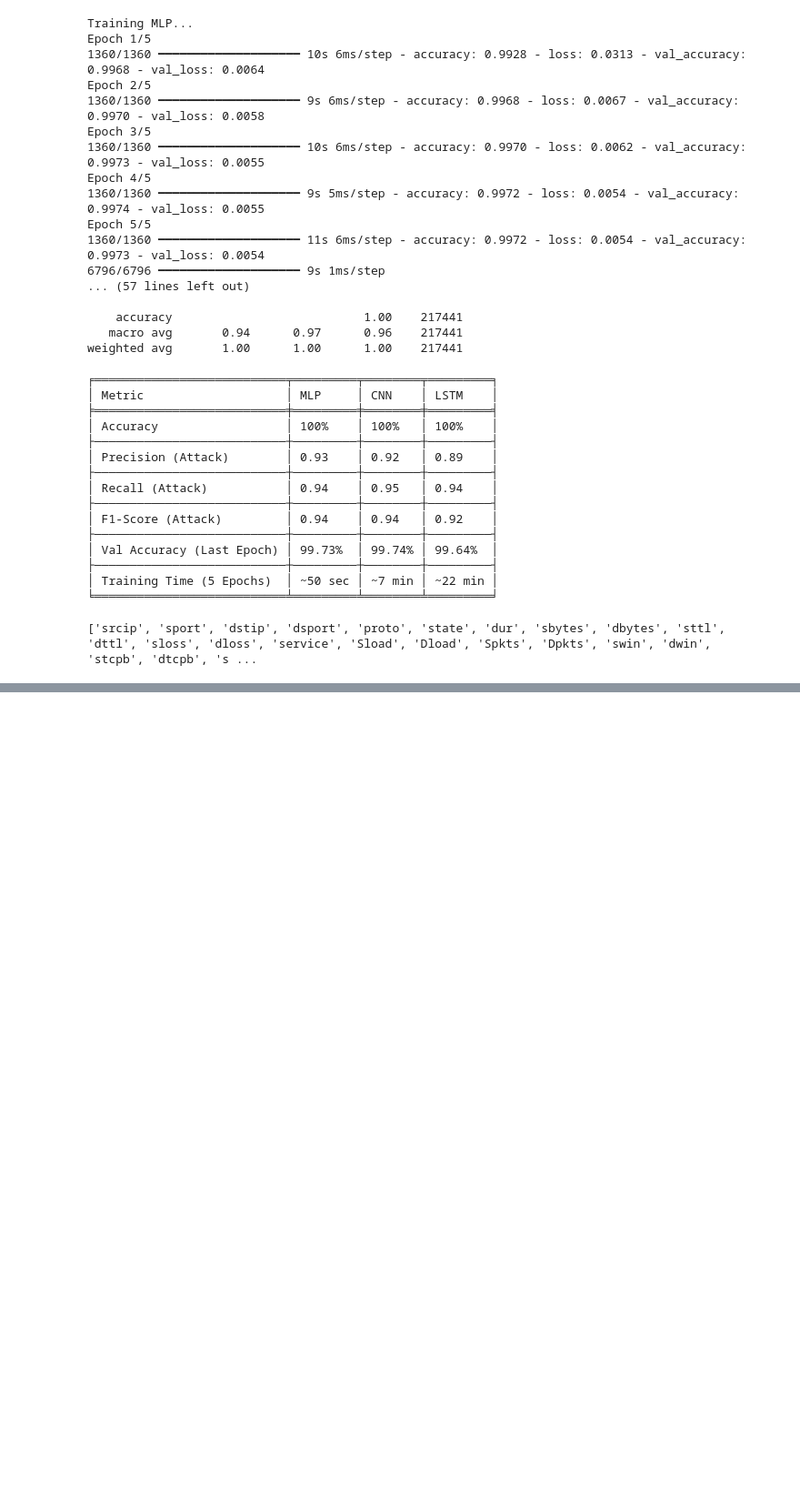
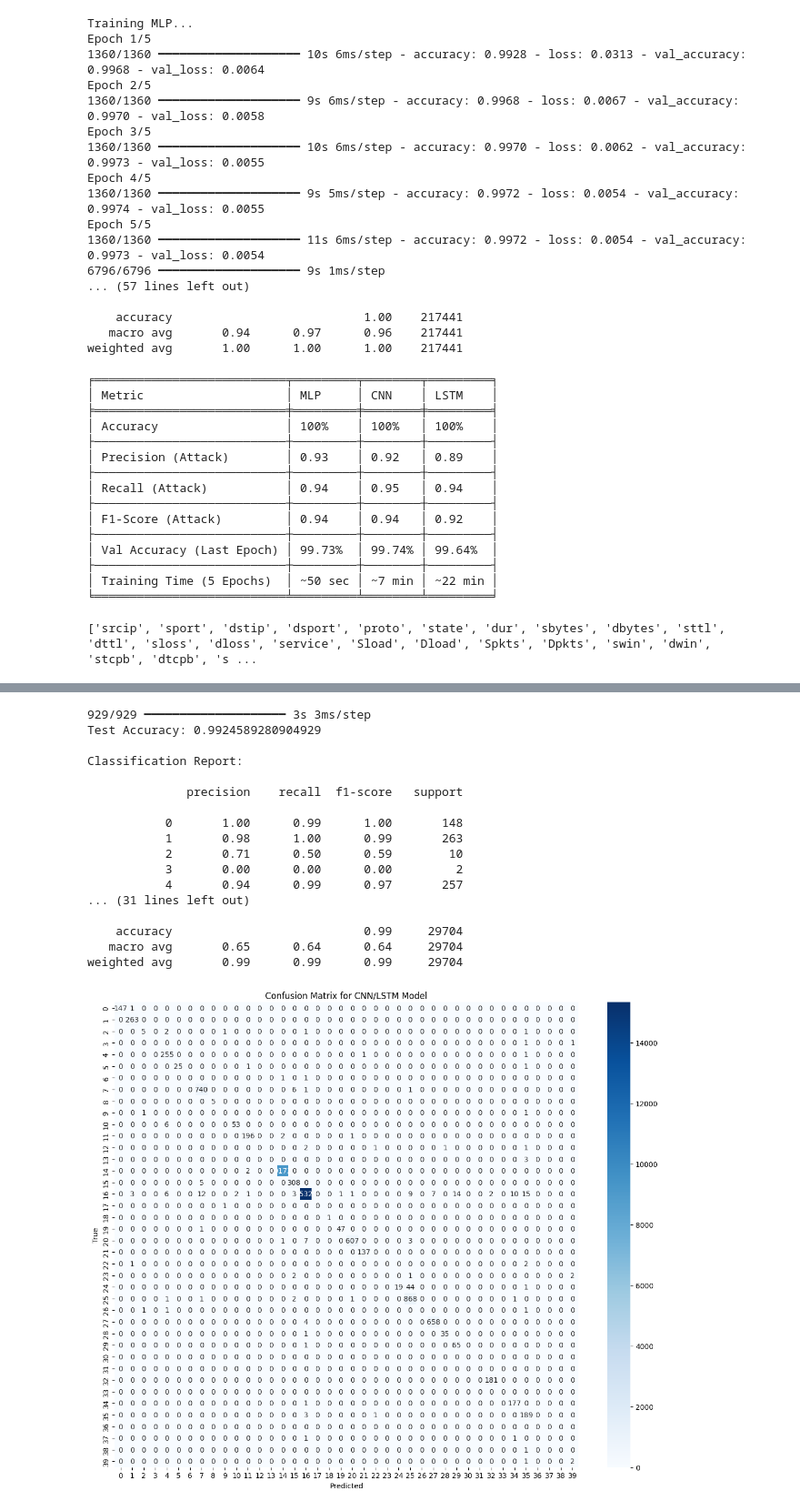
Before and after one commit to Hacxmr/Cyber_Threat_Detection, a Jupyter notebook: Avishkar.ipynb, the cells around one changed output, grey strips where cells are left out. Shown: that part at 91% size. Cells and saved outputs as stored; diff of their text form; code cells hidden in the pictures; blank space fills up the shorter version.

```diff
--- a/Avishkar.ipynb
+++ b/Avishkar.ipynb
@@ -336,0 +948,58 @@ print(df.columns.tolist())
+# %%
+import numpy as np
+from sklearn.metrics import classification_report, confusion_matrix, accuracy_score
+import matplotlib.pyplot as plt
+import seaborn as sns
+
+# 1. Predict class probabilities on test set
+y_pred_probs = model.predict(X_test)
+
+# 2. Convert probabilities to predicted class indices
+y_pred_labels = np.argmax(y_pred_probs, axis=1)
+
+# 3. If y_test was one-hot encoded, convert it back to class indices
+if len(y_test.shape) > 1 and y_test.shape[1] > 1:
+    y_test_labels = np.argmax(y_test, axis=1)
+else:
+    y_test_labels = y_test
+
+# 4. Decode labels if you used LabelEncoder
+# Assuming le is your LabelEncoder
+y_pred_decoded = le.inverse_transform(y_pred_labels)
+y_test_decoded = le.inverse_transform(y_test_labels)
+
+# 5. Print Accuracy and Classification Report
+print("Test Accuracy:", accuracy_score(y_test_decoded, y_pred_decoded))
+print("\nClassification Report:\n")
+print(classification_report(y_test_decoded, y_pred_decoded))
+
+# 6. Plot Confusion Matrix
+conf_matrix = confusion_matrix(y_test_decoded, y_pred_decoded, labels=le.classes_)
+
+plt.figure(figsize=(12, 10))
+sns.heatmap(conf_matrix, xticklabels=le.classes_, yticklabels=le.classes_,
+            annot=True, fmt='d', cmap='Blues')
+plt.xlabel('Predicted')
+plt.ylabel('True')
+plt.title('Confusion Matrix for CNN/LSTM Model')
+plt.tight_layout()
+plt.show()
+# %% [output]
+929/929 ━━━━━━━━━━━━━━━━━━━━ 3s 3ms/step
+Test Accuracy: 0.9924589280904929
+
+Classification Report:
+
+              precision    recall  f1-score   support
+
+           0       1.00      0.99      1.00       148
+           1       0.98      1.00      0.99       263
+           2       0.71      0.50      0.59        10
+           3       0.00      0.00      0.00         2
+           4       0.94      0.99      0.97       257
+... (31 lines left out)
+
+    accuracy                           0.99     29704
+   macro avg       0.65      0.64      0.64     29704
+weighted avg       0.99      0.99      0.99     29704
+[figure, added]
```
Also changed, not shown: parts of 31 cells of this notebook.
